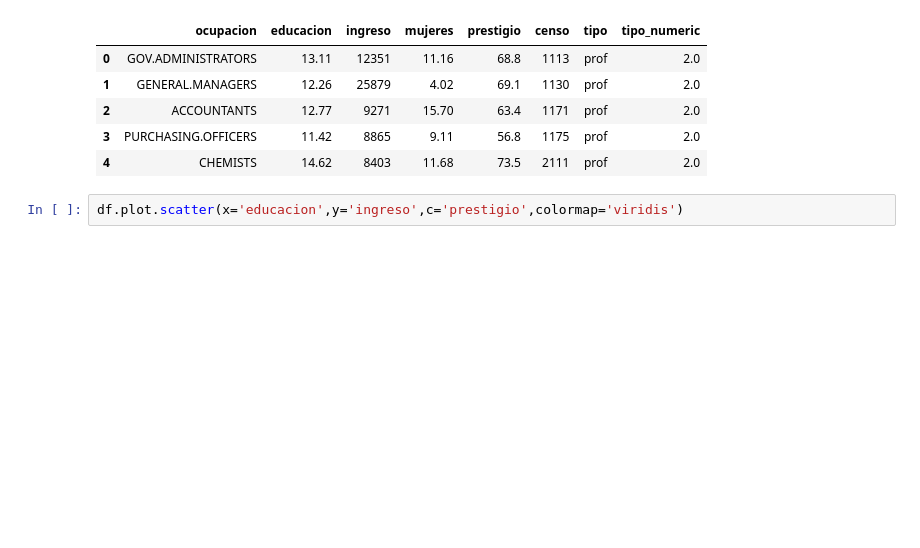
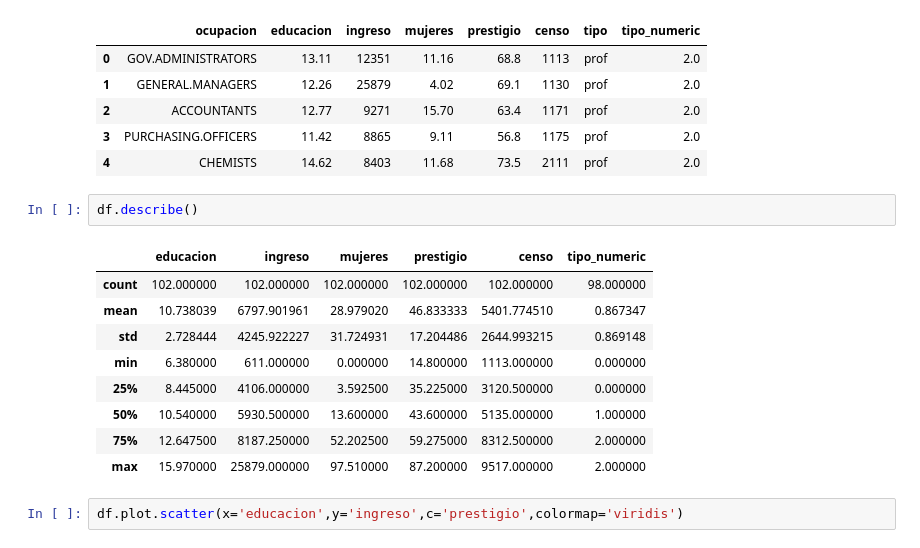
Before and after one commit to jeroaranda/aplicada2, a Jupyter notebook: control1.ipynb, the cells around one changed output. Cells and saved outputs as stored; diff of their text form; blank space fills up the shorter version.

```diff
--- a/control1.ipynb
+++ b/control1.ipynb
@@ -30,6 +30,18 @@ df.head()
 | 2 | ACCOUNTANTS | 12.77 | 9271 | 15.70 | 63.4 | 1171 | prof | 2.0 |
 | 3 | PURCHASING.OFFICERS | 11.42 | 8865 | 9.11 | 56.8 | 1175 | prof | 2.0 |
 | 4 | CHEMISTS | 14.62 | 8403 | 11.68 | 73.5 | 2111 | prof | 2.0 |
+# %%
+df.describe()
+# %% [output]
+|  | educacion | ingreso | mujeres | prestigio | censo | tipo_numeric |
+| count | 102.000000 | 102.000000 | 102.000000 | 102.000000 | 102.000000 | 98.000000 |
+| mean | 10.738039 | 6797.901961 | 28.979020 | 46.833333 | 5401.774510 | 0.867347 |
+| std | 2.728444 | 4245.922227 | 31.724931 | 17.204486 | 2644.993215 | 0.869148 |
+| min | 6.380000 | 611.000000 | 0.000000 | 14.800000 | 1113.000000 | 0.000000 |
+| 25% | 8.445000 | 4106.000000 | 3.592500 | 35.225000 | 3120.500000 | 0.000000 |
+| 50% | 10.540000 | 5930.500000 | 13.600000 | 43.600000 | 5135.000000 | 1.000000 |
+| 75% | 12.647500 | 8187.250000 | 52.202500 | 59.275000 | 8312.500000 | 2.000000 |
+| max | 15.970000 | 25879.000000 | 97.510000 | 87.200000 | 9517.000000 | 2.000000 |
 # %%
 df.plot.scatter(x='educacion',y='ingreso',c='prestigio',colormap='viridis')
 # %% [output]
```
